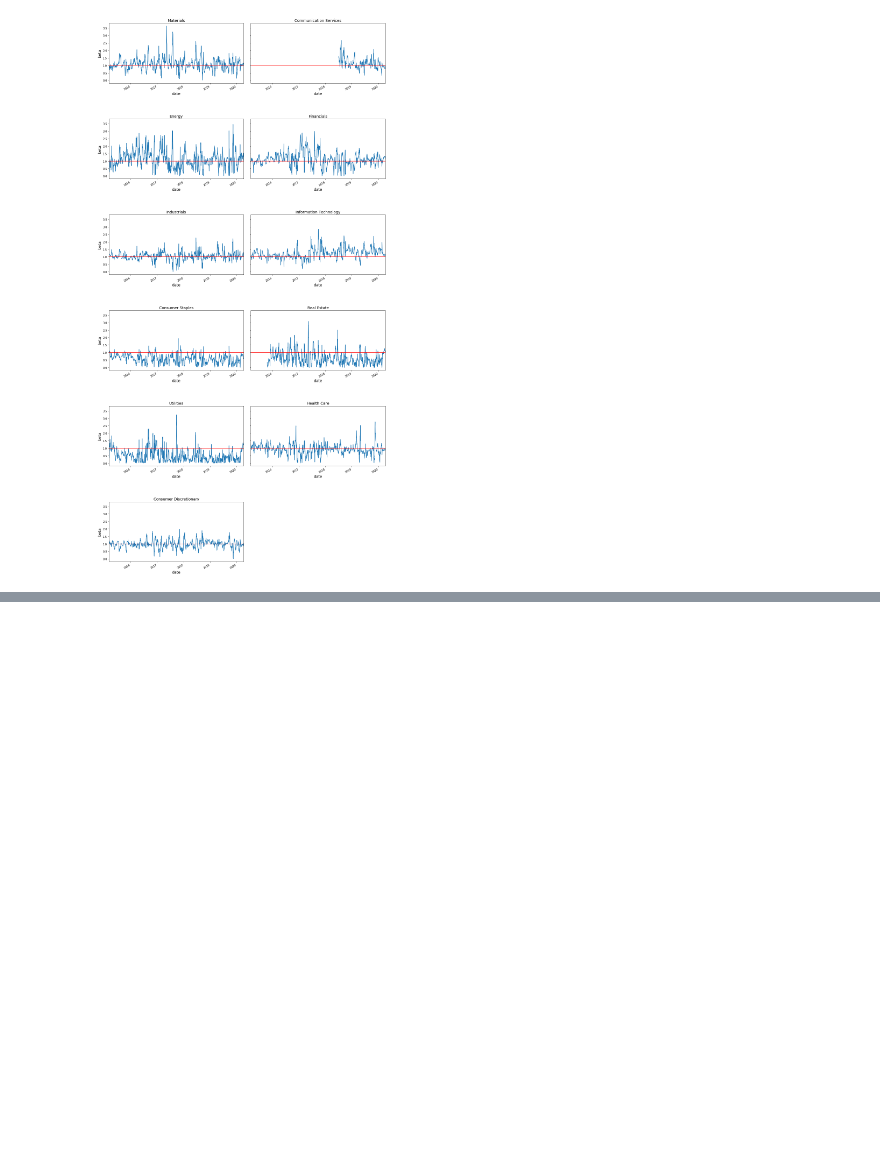
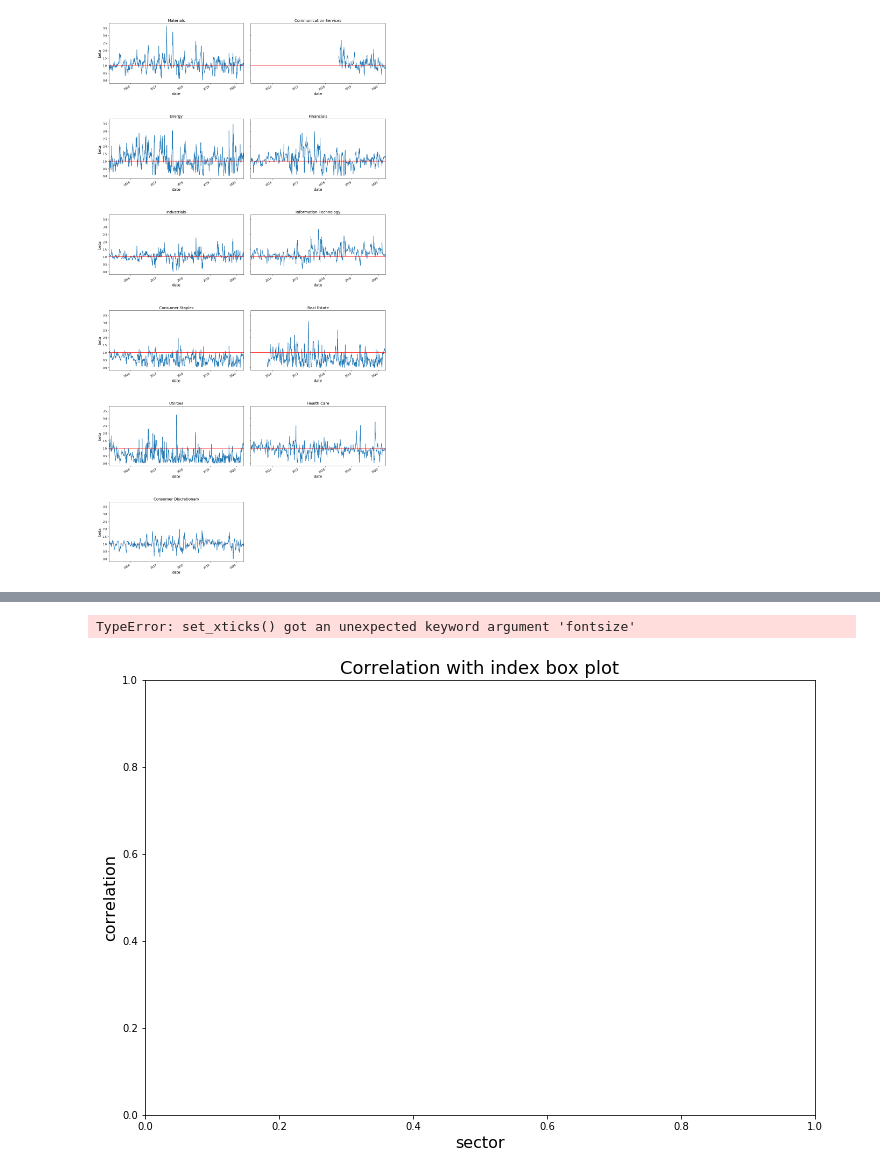
Before and after one commit to SachinGokal/capstone-one, a Jupyter notebook: new_notebook.ipynb, the cells around one changed output, grey strips where cells are left out. Drawn from its saved outputs; the diff is of its cells as text; code cells hidden in the pictures; blank space fills up the shorter version.

Commit message:
correlation box plot

```diff
--- a/new_notebook.ipynb
+++ b/new_notebook.ipynb
@@ -261,3 +261,28 @@ plot_average_betas(five_year, 'Five Year Average Betas')
 plot_sector_betas_over_time(get_data_for_a_period(betas, '2015-03-06', '2020-04-08'), 'five_year_betas.png')
 # %% [output]
 [figure]
+# %%
+    def correlation_between_stocks_and_index(df):
+      data = {'symbol': [], 'sector': [], 'recent_corr': [], 'one_month_corr': [], 'three_month_corr': [], 'one_year_corr': [], 'five_year_corr': []}
+      for sym in symbols:
+        data['symbol'].append(sym)
+        data['sector'].append(SECTOR_ETF_SYMBOLS[sym])
+        col = f'{sym.lower()}_close'
+
+        recent = get_data_for_a_period(df, '2020-02-21', '2020-04-08')
+        one_month = get_data_for_a_period(df, '2020-01-21', '2020-02-21')
+        three_month = get_data_for_a_period(df, '2019-10-21', '2020-01-21')
+        one_year = get_data_for_a_period(df, '2019-02-21', '2020-02-21')
+        five_year = get_data_for_a_period(df, '2015-02-21', '2020-02-21')
+
+        data['recent_corr'].append(recent['spy_close'].corr(recent[col]))
+        data['one_month_corr'].append(one_month['spy_close'].corr(one_month[col]))
+        data['three_month_corr'].append(three_month['spy_close'].corr(three_month[col]))
+        data['one_year_corr'].append(one_year['spy_close'].corr(one_year[col]))
+        data['five_year_corr'].append(five_year['spy_close'].corr(five_year[col]))
+
+      return pd.DataFrame(data)
+# %%
+corr_table = correlation_between_stocks_and_index(spy_df)
+corr_table.to_clipboard()
+corr_table
@@ -263,0 +302,17 @@ plot_sector_betas_over_time(get_data_for_a_period(betas, '2015-03-06', '2020-04-
+# %%
+    def plot_correlation(df, title):
+      fig, ax = plt.subplots(figsize=(12, 8))
+      ax.set_title(title, fontsize=18)
+      ax.set_ylabel('correlation', fontsize=16)
+      ax.set_xlabel('sector', fontsize=16)
+      ax.set_xticks(fontsize=14)
+      df[['sector', 'recent_corr', 'one_month_corr', 'three_month_corr', 'one_year_corr', 'five_year_corr']].plot(
+          kind='box', x='sector', ax=ax)
+
+      plt.tight_layout()
+      plt.savefig(title)
+# %%
+plot_correlation(corr_table, 'Correlation with index box plot')
+# %% [output]
+TypeError: set_xticks() got an unexpected keyword argument 'fontsize'
+[figure, added]
```
Also changed, not shown: parts of 1 cell of this notebook, 2 other files.
